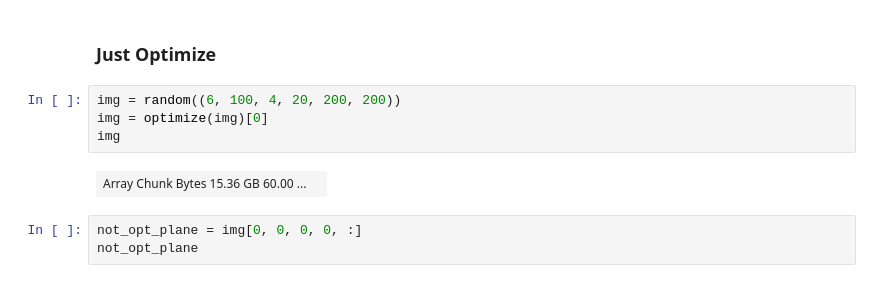
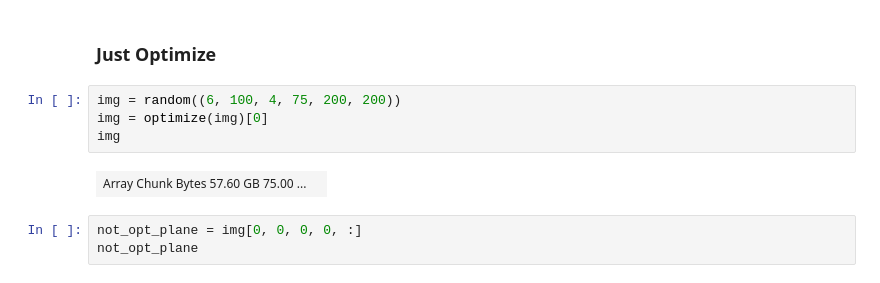
Before and after one commit to AllenCellModeling/timelapse_tools, a Jupyter notebook: optimization_testing.ipynb, the cells around one changed output. Drawn from its saved outputs; the diff is of its cells as text.

```diff
--- a/optimization_testing.ipynb
+++ b/optimization_testing.ipynb
@@ -47,11 +56,11 @@ opt_plane.visualize()
 # %% [markdown]
 ### Just Optimize
 # %%
-img = random((6, 100, 4, 20, 200, 200))
+img = random((6, 100, 4, 75, 200, 200))
 img = optimize(img)[0]
 img
 # %% [output]
-| Array Chunk Bytes 15.36 GB 60.00 ... |  |
+| Array Chunk Bytes 57.60 GB 75.00 ... |  |
 # %%
 not_opt_plane = img[0, 0, 0, 0, :]
 not_opt_plane
```
Also changed, not shown: parts of 12 cells of this notebook.
